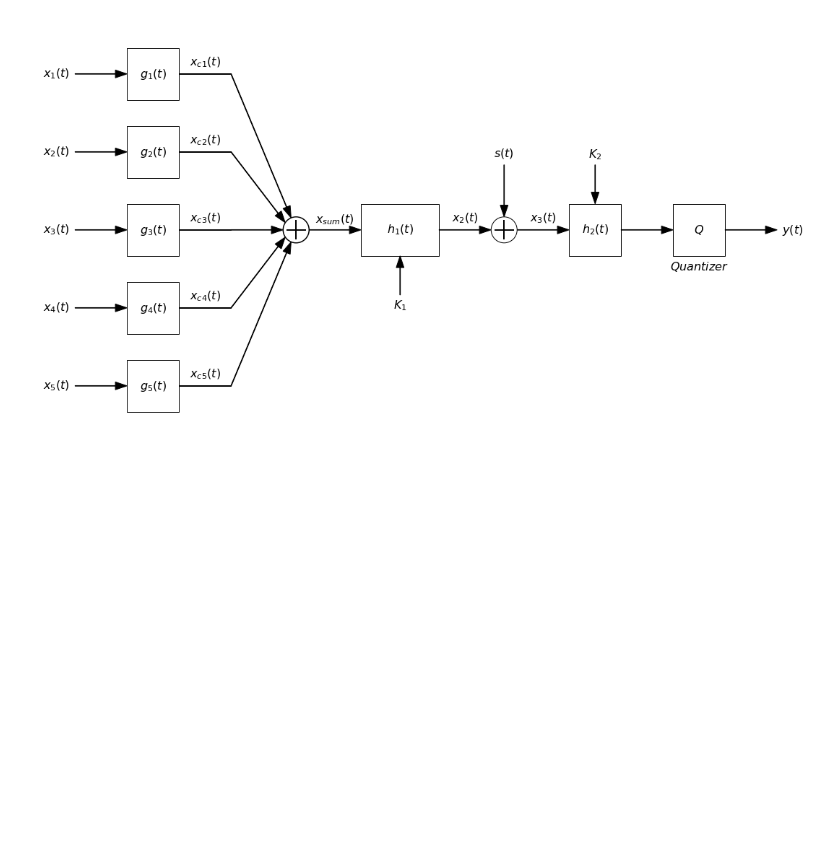
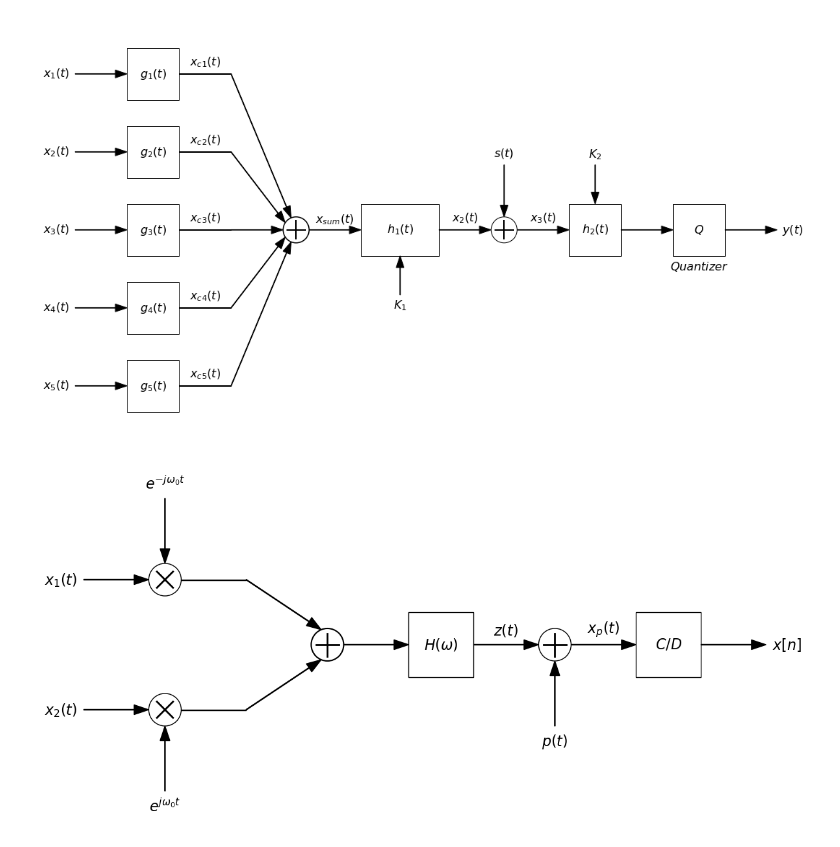
Before and after one commit to miguelmartfern/BlockDiagrams, a Jupyter notebook: diag_examples.ipynb, the cells around one changed output. Saved outputs shown, nothing was run; the diff lists cells and outputs as text; code cells hidden in the pictures; blank space fills up the shorter version.

```diff
--- a/diag_examples.ipynb
+++ b/diag_examples.ipynb
@@ -94,6 +94,38 @@ db.show(savepath = "diag3.png")
 # %% [output]
 Saved in: diag3.png
 [figure]
+# %%
+from blockdiagrams import DiagramBuilder
+import numpy as np
+
+db = DiagramBuilder(block_length=1, fontsize=16)
+
+db.add("x_1(t)", kind="input", thread='upper', position=(0, 1))
+db.add("mult", kind="combiner", thread='upper', input_text="e^{-j\\omega_0 t}", input_side='top', operation='mult')
+db.add("", kind="line", thread='upper')
+
+db.add("x_2(t)", kind="input", thread='lower', position=(0, -1))
+db.add("mult", kind="combiner", input_text="e^{j\\omega_0 t}", input_side='bottom', operation='mult', thread='lower')
+db.add("", kind="line", thread='lower')
+
+
+input_threads = ['upper', 'lower']
+
+# Adder
+db.add("", kind="mult_combiner", inputs=input_threads, position="auto", operation='sum')
+
+# Resto del diagrama
+db.add("H(\\omega)", kind="block")
+db.add("z(t)", kind="arrow")
+# db.add("mult", kind="combiner", input_left_text="z(t)", input_bottom_text="p(t)", output_text="x_p(t)", operation='sum')
+db.add("mult", kind="combiner", input_text="p(t)", input_side = 'bottom', operation='sum')
+db.add("x_p(t)", kind="arrow")
+db.add("C/D", kind="block")
+db.add("x[n]", kind="output")
+
+db.show()
+# %% [output]
+[figure, added]
 # %%
 from blockdiagrams import DiagramBuilder
 
```
Also changed, not shown: parts of 3 cells of this notebook, 1 other file.
